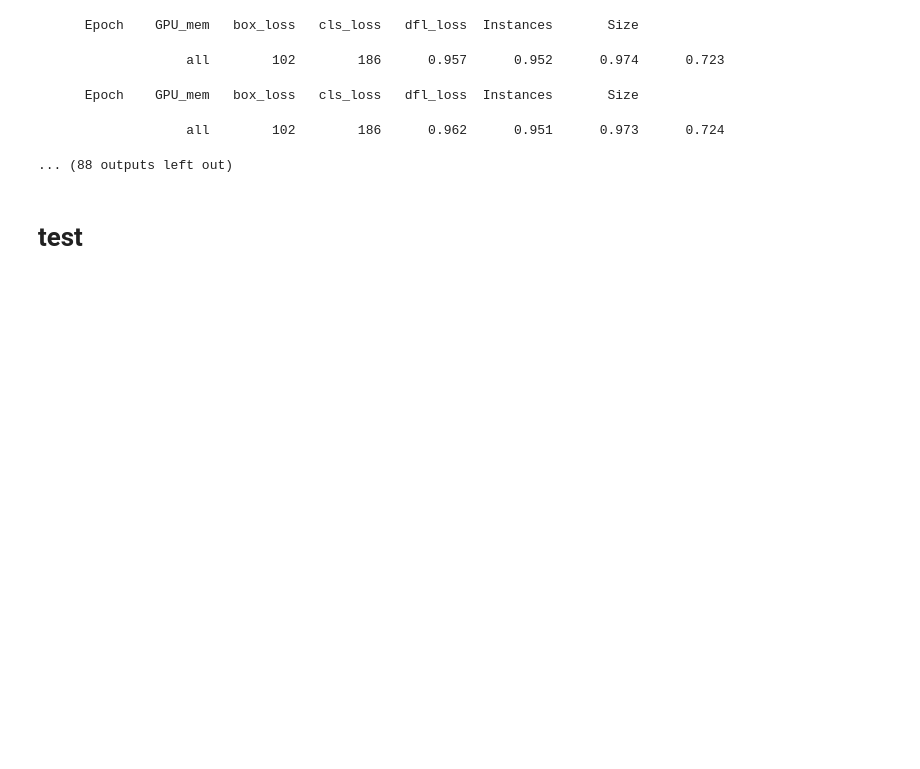
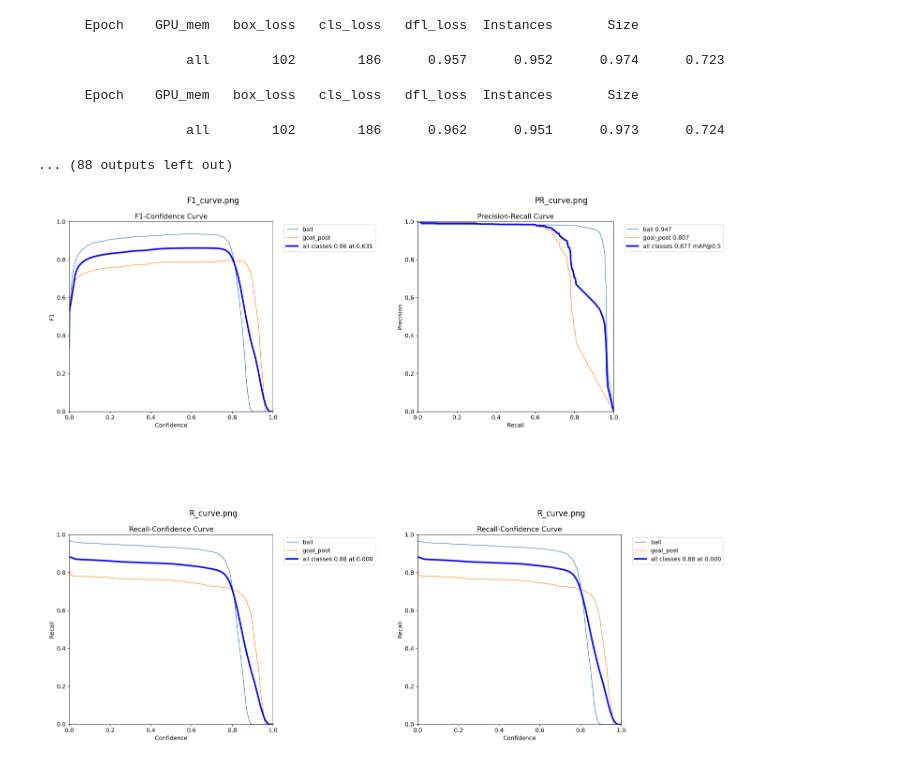
Before and after one commit to Jhonatan19991/Analisis-del-Rendimiento-en-Jugadores-de-Futsal-Utilizando-Vision-Computacional, a Jupyter notebook: src/Train/YOLOv11s.ipynb, the cells around one changed output. Cells and saved outputs as stored; diff of their text form; code cells hidden in the pictures; blank space fills up the shorter version.

```diff
--- a/src/Train/YOLOv11s.ipynb
+++ b/src/Train/YOLOv11s.ipynb
@@ -309,5 +309,21 @@ Starting training for 50 epochs...
       Epoch    GPU_mem   box_loss   cls_loss   dfl_loss  Instances       Size
                    all        102        186      0.962      0.951      0.973      0.724
 ... (88 outputs left out)
-# %% [markdown]
-# test
+# %%
+import matplotlib.image as mpimg
+
+image_files = ['F1_curve.png', 'PR_curve.png', 'R_curve.png', 'R_curve.png']
+
+plt.figure(figsize=(15, 15))
+
+for i, img_file in enumerate(image_files):
+    img = mpimg.imread(img_file)
+    plt.subplot(2, 2, i + 1)
+    plt.imshow(img)
+    plt.title(img_file)
+    plt.axis('off')
+
+plt.tight_layout()
+plt.show()
+# %% [output]
+[figure, added]
```
Also changed, not shown: parts of 2 cells of this notebook, 28 other files.
